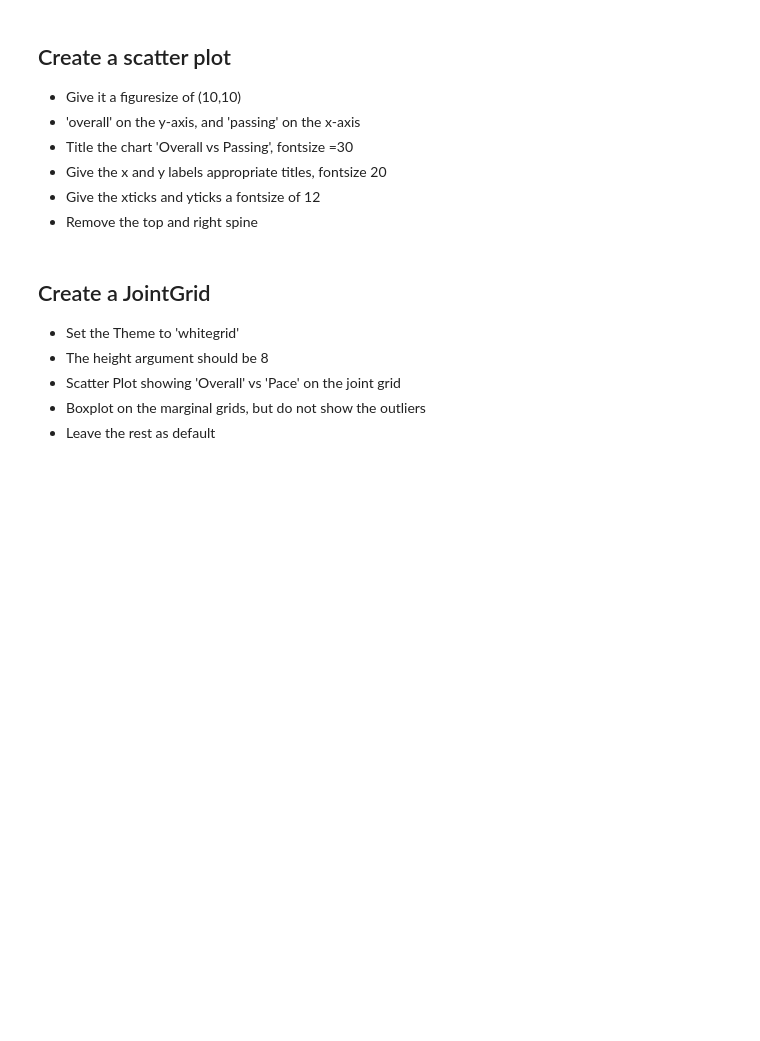
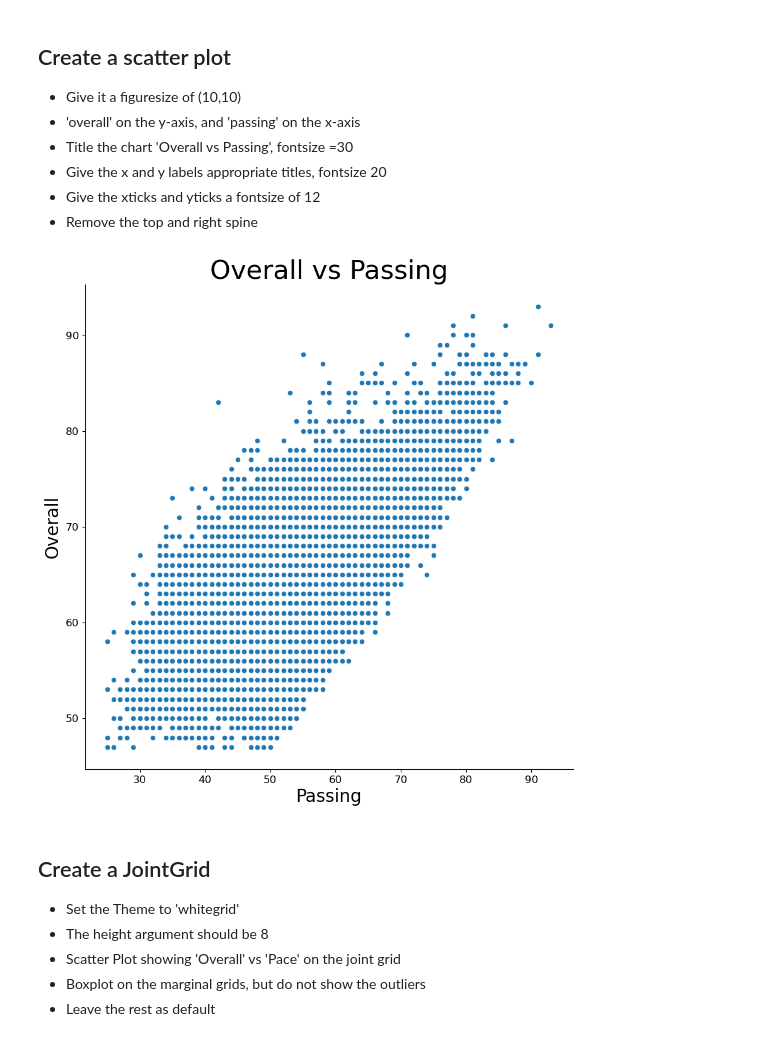
Before and after one commit to natalieheng/Project-1---Purchases-and-Transaction, a Jupyter notebook: Courses/(1) Course Resurces-Python for Data Analysis and Visualization/15 Challenge Section - Seaborn/challenge_questions_seaborn.ipynb, the cells around one changed output. Drawn from its saved outputs; the diff is of its cells as text; code cells hidden in the pictures; blank space fills up the shorter version.

```diff
--- a/Courses/(1) Course Resurces-Python for Data Analysis and Visualization/15 Challenge Section - Seaborn/challenge_questions_seaborn.ipynb
+++ b/Courses/(1) Course Resurces-Python for Data Analysis and Visualization/15 Challenge Section - Seaborn/challenge_questions_seaborn.ipynb
@@ -55,6 +55,20 @@ players_21.head(2)
 * Give the x and y labels appropriate titles, fontsize 20
 * Give the xticks and yticks a fontsize of 12
 * Remove the top and right spine
+# %%
+fig = plt.figure(figsize = (10,10))
+ax1 = sns.scatterplot(x = 'passing', y = 'overall', data = players_21)
+
+ax1.set_title('Overall vs Passing', fontsize = 30)
+ax1.set_xlabel('Passing', fontsize = 20)
+ax1.set_ylabel('Overall', fontsize = 20)
+plt.xticks(fontsize = 12)
+plt.yticks(fontsize = 12)
+
+sns.despine() #removes the lines (at the top and right that make up a box
+#around the graph)
+# %% [output]
+[figure, added]
 # %% [markdown]
 ## Create a JointGrid
 * Set the Theme to 'whitegrid'
```
Also changed, not shown: parts of 9 cells of this notebook, 1 other file.
